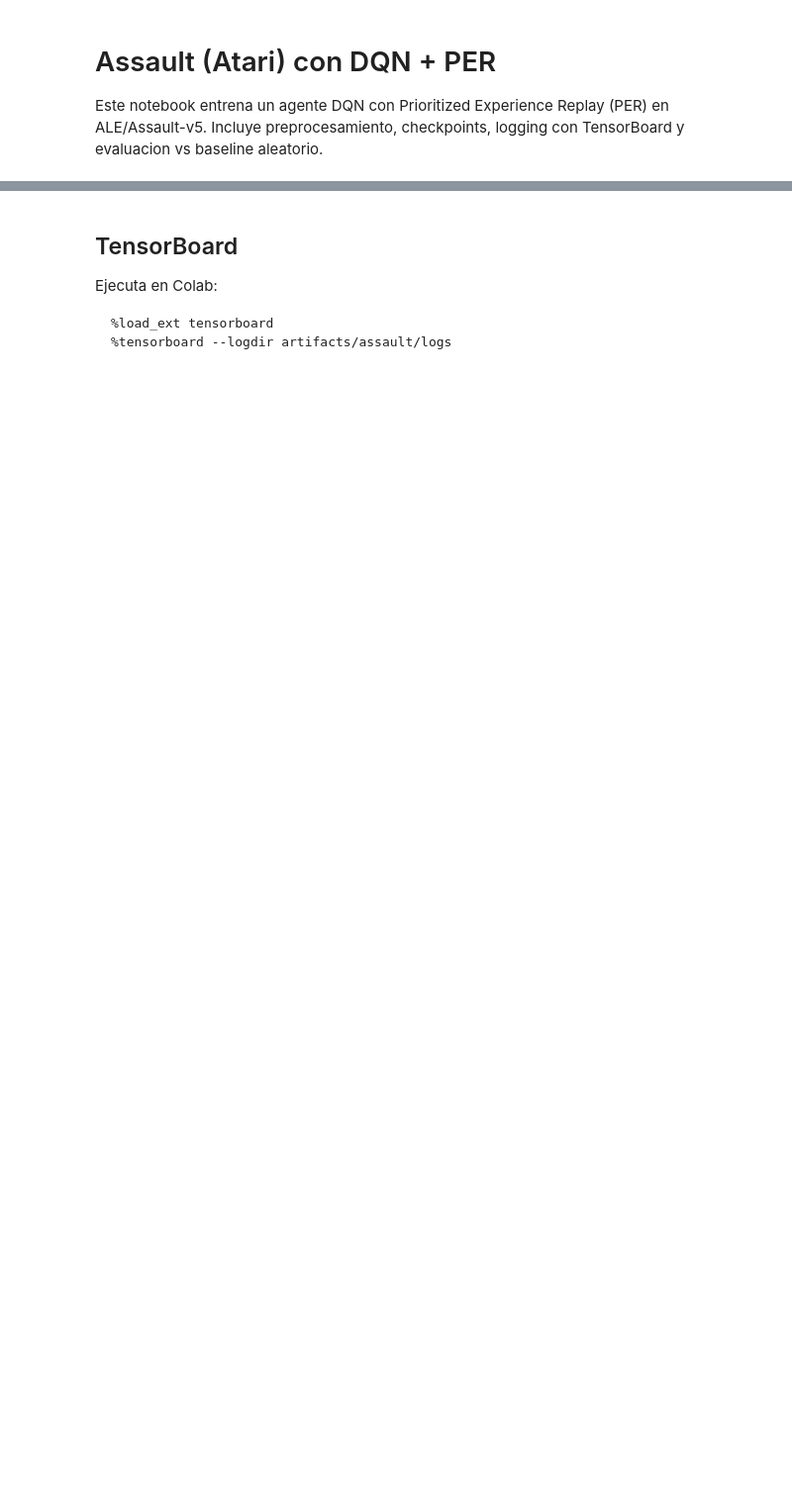
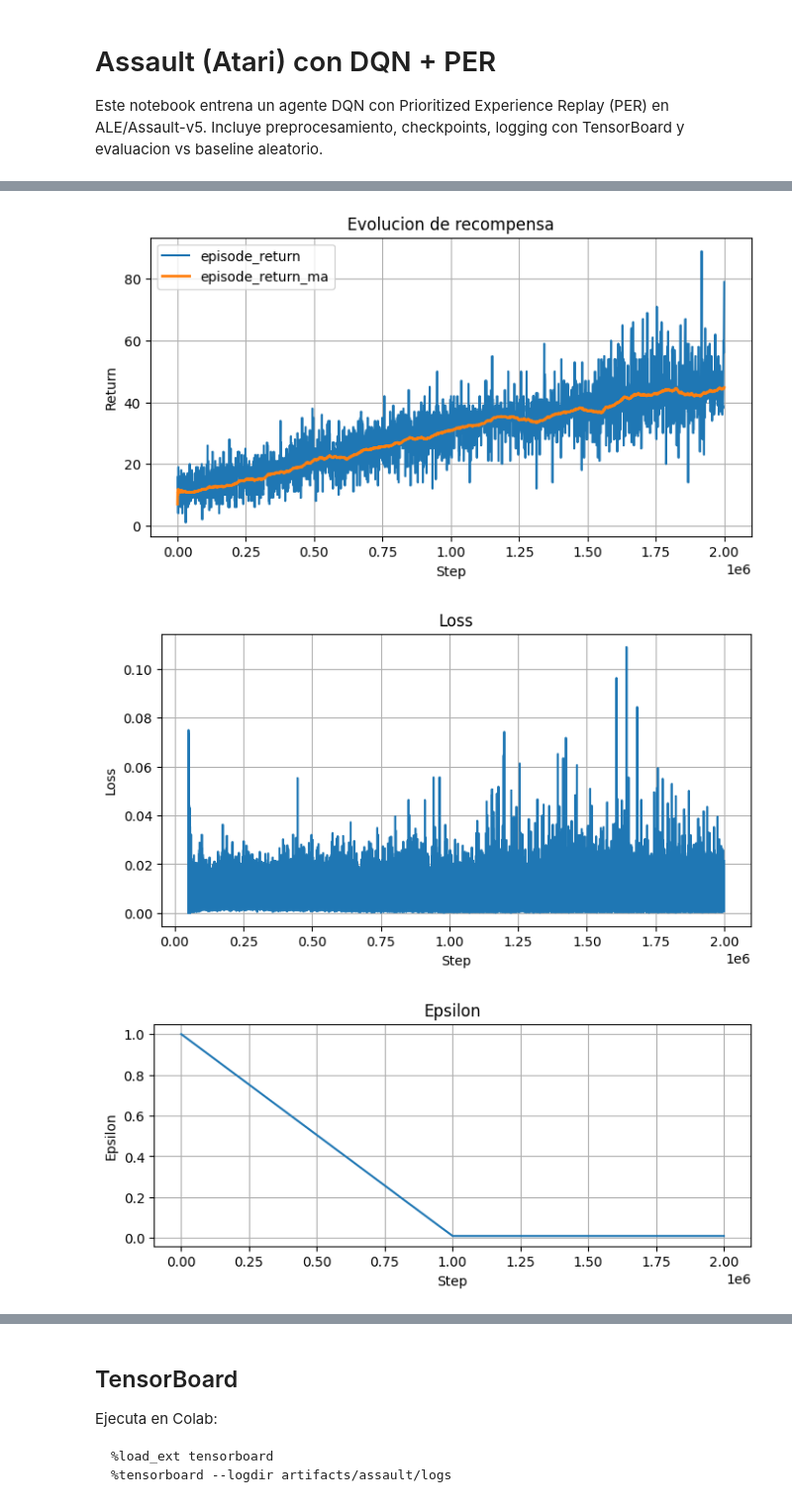
Before and after one commit to jarestrepom1/DRL, a Jupyter notebook: notebooks/Assault_DQN_PER.ipynb, the cells around one changed output, grey strips where cells are left out. Shown at 99% size. Cells and saved outputs as stored; diff of their text form; code cells hidden in the pictures; blank space fills up the shorter version.

Commit message:
ajuste a notebook con toda la rubrica terminada

```diff
--- a/notebooks/Assault_DQN_PER.ipynb
+++ b/notebooks/Assault_DQN_PER.ipynb
@@ -47,0 +59,19 @@ Existing ROMs will be overwritten.
+# %%
+# Evidencia de hardware y versiones
+import sys
+import platform
+
+print("Python:", sys.version.replace("\n", " "))
+print("Platform:", platform.platform())
+print("torch:", torch.__version__)
+print("gymnasium:", gym.__version__)
+print("ale_py:", ale_py.__version__)
+print("CUDA disponible:", torch.cuda.is_available())
+if torch.cuda.is_available():
+    print("GPU:", torch.cuda.get_device_name(0))
+else:
+    print("GPU:", "No disponible")
+try:
+    print(subprocess.check_output(["nvidia-smi"]).decode())
+except Exception as e:
+    print("nvidia-smi no disponible:", e)
@@ -518,3 +659,58 @@ print(f"Tiempo de entrenamiento (s): {train_time:.1f}")
+# %%
+# Graficas desde TensorBoard logs (visibles en el notebook)
+import matplotlib.pyplot as plt
+from tensorboard.backend.event_processing import event_accumulator
+
+def load_scalars(log_dir: str):
+    ea = event_accumulator.EventAccumulator(log_dir, size_guidance={"scalars": 0})
+    ea.Reload()
+    tags = ea.Tags().get("scalars", [])
+    data = {}
+    for tag in tags:
+        events = ea.Scalars(tag)
+        steps = [e.step for e in events]
+        values = [e.value for e in events]
+        data[tag] = (steps, values)
+    return data
+
+scalar_data = load_scalars(LOG_DIR)
+if "rollout/episode_return" in scalar_data:
+    steps, values = scalar_data["rollout/episode_return"]
+    plt.figure(figsize=(8, 4))
+    plt.plot(steps, values, label="episode_return")
+    if "rollout/episode_return_ma" in scalar_data:
+        ma_steps, ma_values = scalar_data["rollout/episode_return_ma"]
+        plt.plot(ma_steps, ma_values, label="episode_return_ma", linewidth=2)
+    plt.title("Evolucion de recompensa")
+    plt.xlabel("Step")
+    plt.ylabel("Return")
+    plt.legend()
+    plt.grid(True)
+    plt.show()
+
+if "train/loss" in scalar_data:
+    steps, values = scalar_data["train/loss"]
+    plt.figure(figsize=(8, 4))
+    plt.plot(steps, values)
+    plt.title("Loss")
+    plt.xlabel("Step")
+    plt.ylabel("Loss")
+    plt.grid(True)
+    plt.show()
+
+if "train/epsilon" in scalar_data:
+    steps, values = scalar_data["train/epsilon"]
+    plt.figure(figsize=(8, 3))
+    plt.plot(steps, values)
+    plt.title("Epsilon")
+    plt.xlabel("Step")
+    plt.ylabel("Epsilon")
+    plt.grid(True)
+    plt.show()
+# %% [output]
+[figure, added]
+[figure, added]
+[figure, added]
 # %%
 # Helpers de evaluacion
 def greedy_action(agent, obs):
```
Also changed, not shown: parts of 12 cells of this notebook, 1 other file.
